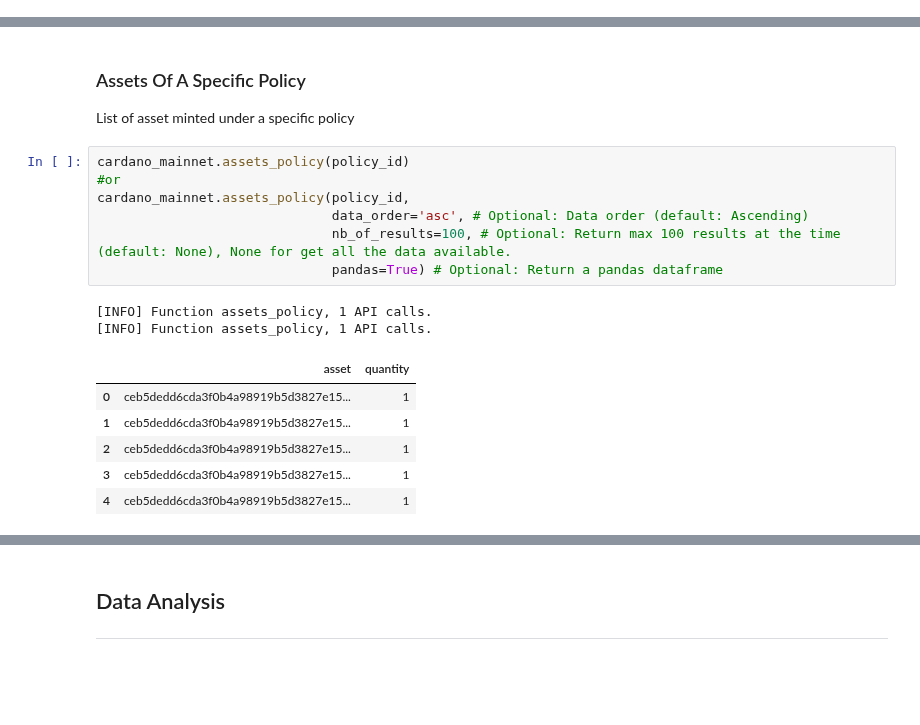
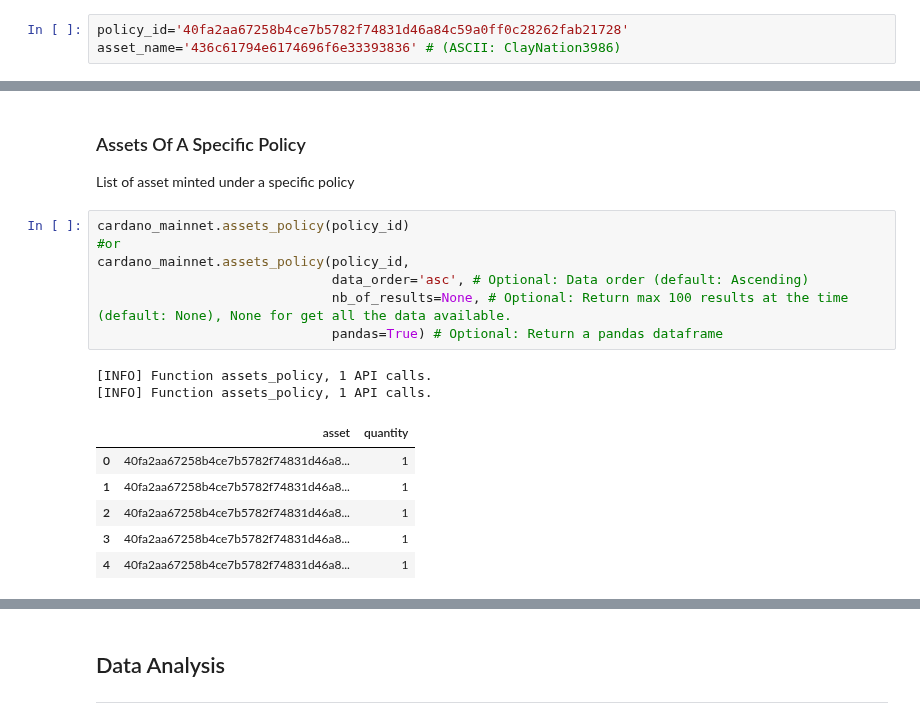
Before and after one commit to attadje/py-cardano-explorer, a Jupyter notebook: readme.ipynb, the cells around one changed output, grey strips where cells are left out. Drawn from its saved outputs; the diff is of its cells as text; blank space fills up the shorter version.

```diff
--- a/readme.ipynb
+++ b/readme.ipynb
@@ -439,3 +443,6 @@ asset_name='476f6c64486f736b696e736f6e3431'
+# %%
+policy_id='40fa2aa67258b4ce7b5782f74831d46a84c59a0ff0c28262fab21728'
+asset_name='436c61794e6174696f6e33393836' # (ASCII: ClayNation3986)
 # %%
 cardano_mainnet.assets()
 #or
@@ -511,16 +520,16 @@ List of asset minted under a specific policy
 # %%
 cardano_mainnet.assets_policy(policy_id)
 #or
 cardano_mainnet.assets_policy(policy_id,
                               data_order='asc', # Optional: Data order (default: Ascending)
-                              nb_of_results=100, # Optional: Return max 100 results at the time (default: None), None for get all the data available.
+                              nb_of_results=None, # Optional: Return max 100 results at the time (default: None), None for get all the data available.
                               pandas=True) # Optional: Return a pandas dataframe
 # %% [output]
 [INFO] Function assets_policy, 1 API calls.
 [INFO] Function assets_policy, 1 API calls.
 |  | asset | quantity |
-| 0 | ceb5dedd6cda3f0b4a98919b5d3827e15... | 1 |
-| 1 | ceb5dedd6cda3f0b4a98919b5d3827e15... | 1 |
-| 2 | ceb5dedd6cda3f0b4a98919b5d3827e15... | 1 |
-| 3 | ceb5dedd6cda3f0b4a98919b5d3827e15... | 1 |
-| 4 | ceb5dedd6cda3f0b4a98919b5d3827e15... | 1 |
+| 0 | 40fa2aa67258b4ce7b5782f74831d46a8... | 1 |
+| 1 | 40fa2aa67258b4ce7b5782f74831d46a8... | 1 |
+| 2 | 40fa2aa67258b4ce7b5782f74831d46a8... | 1 |
+| 3 | 40fa2aa67258b4ce7b5782f74831d46a8... | 1 |
+| 4 | 40fa2aa67258b4ce7b5782f74831d46a8... | 1 |
```
Also changed, not shown: parts of 15 cells of this notebook, 4 other files.
